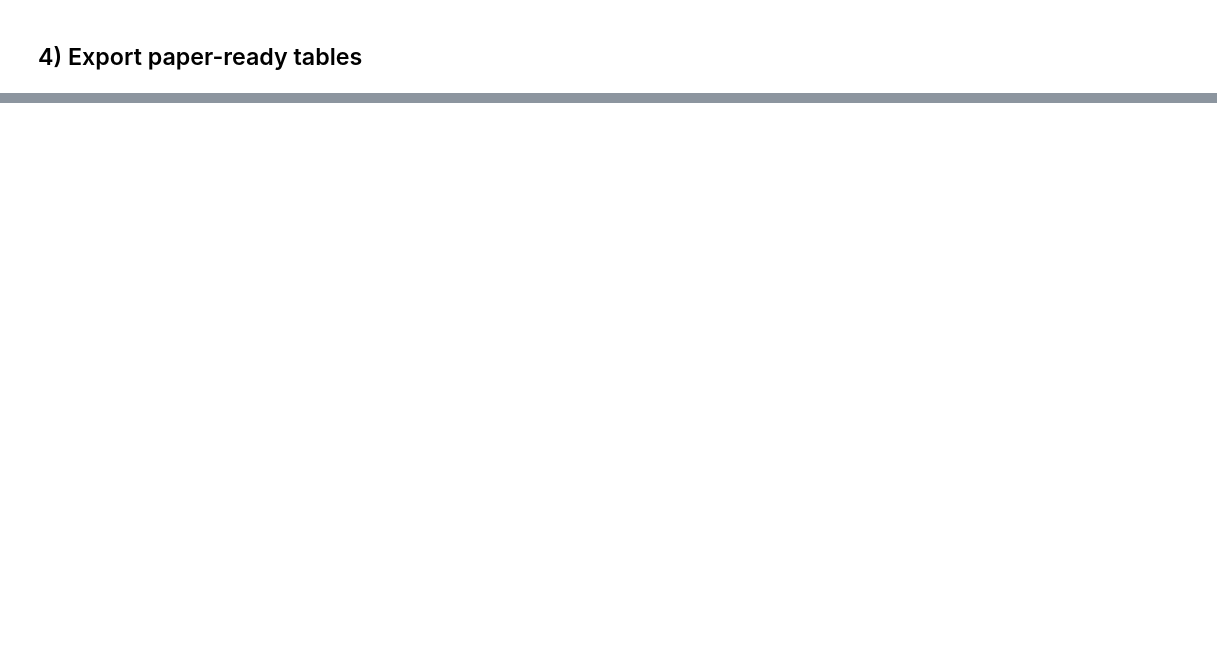
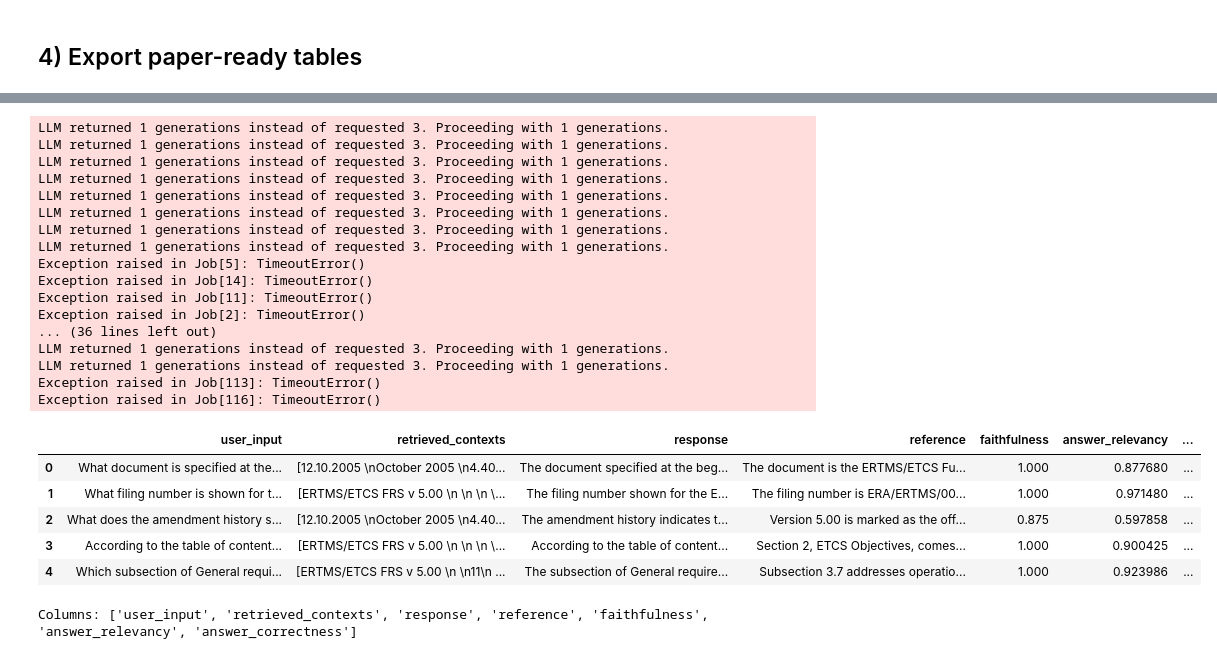
Before and after one commit to fatimarajab12/QBrainEvaluatin-, a Jupyter notebook: QBrain/rag_lab/notebooks/10_ragas_eval.ipynb, the cells around one changed output, grey strips where cells are left out. Drawn from its saved outputs; the diff is of its cells as text; code cells hidden in the pictures; blank space fills up the shorter version.

```diff
--- a/QBrain/rag_lab/notebooks/10_ragas_eval.ipynb
+++ b/QBrain/rag_lab/notebooks/10_ragas_eval.ipynb
@@ -103,3 +323,57 @@ print("Columns:", list(result_df.columns))
+# %%
+from ragas import evaluate
+from ragas.metrics import faithfulness, answer_relevancy, answer_correctness
+from langchain_openai import ChatOpenAI, OpenAIEmbeddings
+import os
+import warnings
+
+if not os.getenv("OPENAI_API_KEY"):
+    raise EnvironmentError("OPENAI_API_KEY is not set. Add it to rag_lab/.env then rerun setup cell.")
+
+# ragas==0.4.x accepts these as already-initialized Metric objects.
+# We silence deprecation warnings to keep notebook output clean.
+warnings.filterwarnings("ignore", category=DeprecationWarning)
+metrics = [faithfulness, answer_relevancy, answer_correctness]
+
+llm = ChatOpenAI(model="gpt-4o-mini", temperature=0)
+emb = OpenAIEmbeddings(model="text-embedding-3-small")
+
+result = evaluate(
+    ragas_dataset,
+    metrics=metrics,
+    llm=llm,
+    embeddings=emb,
+    raise_exceptions=False,
+)
+
+result_df = result.to_pandas()
+display(result_df.head())
+print("Columns:", list(result_df.columns))
+# %% [output]
+LLM returned 1 generations instead of requested 3. Proceeding with 1 generations.
+LLM returned 1 generations instead of requested 3. Proceeding with 1 generations.
+LLM returned 1 generations instead of requested 3. Proceeding with 1 generations.
+LLM returned 1 generations instead of requested 3. Proceeding with 1 generations.
+LLM returned 1 generations instead of requested 3. Proceeding with 1 generations.
+LLM returned 1 generations instead of requested 3. Proceeding with 1 generations.
+LLM returned 1 generations instead of requested 3. Proceeding with 1 generations.
+LLM returned 1 generations instead of requested 3. Proceeding with 1 generations.
+Exception raised in Job[5]: TimeoutError()
+Exception raised in Job[14]: TimeoutError()
+Exception raised in Job[11]: TimeoutError()
+Exception raised in Job[2]: TimeoutError()
+... (36 lines left out)
+LLM returned 1 generations instead of requested 3. Proceeding with 1 generations.
+LLM returned 1 generations instead of requested 3. Proceeding with 1 generations.
+Exception raised in Job[113]: TimeoutError()
+Exception raised in Job[116]: TimeoutError()
+|  | user_input | retrieved_contexts | response | reference | faithfulness | answer_relevancy | ... |
+| 0 | What document is specified at the... | [12.10.2005 \nOctober 2005 \n4.40... | The document specified at the beg... | The document is the ERTMS/ETCS Fu... | 1.000 | 0.877680 | ... |
+| 1 | What filing number is shown for t... | [ERTMS/ETCS FRS v 5.00 \n \n \n \... | The filing number shown for the E... | The filing number is ERA/ERTMS/00... | 1.000 | 0.971480 | ... |
+| 2 | What does the amendment history s... | [12.10.2005 \nOctober 2005 \n4.40... | The amendment history indicates t... | Version 5.00 is marked as the off... | 0.875 | 0.597858 | ... |
+| 3 | According to the table of content... | [ERTMS/ETCS FRS v 5.00 \n \n \n \... | According to the table of content... | Section 2, ETCS Objectives, comes... | 1.000 | 0.900425 | ... |
+| 4 | Which subsection of General requi... | [ERTMS/ETCS FRS v 5.00 \n \n11\n ... | The subsection of General require... | Subsection 3.7 addresses operatio... | 1.000 | 0.923986 | ... |
+Columns: ['user_input', 'retrieved_contexts', 'response', 'reference', 'faithfulness', 'answer_relevancy', 'answer_correctness']
 # %%
 full = pd.concat([ragas_df.reset_index(drop=True), result_df.reset_index(drop=True)], axis=1)
 
```
Also changed, not shown: parts of 9 cells of this notebook, 39 other files.
